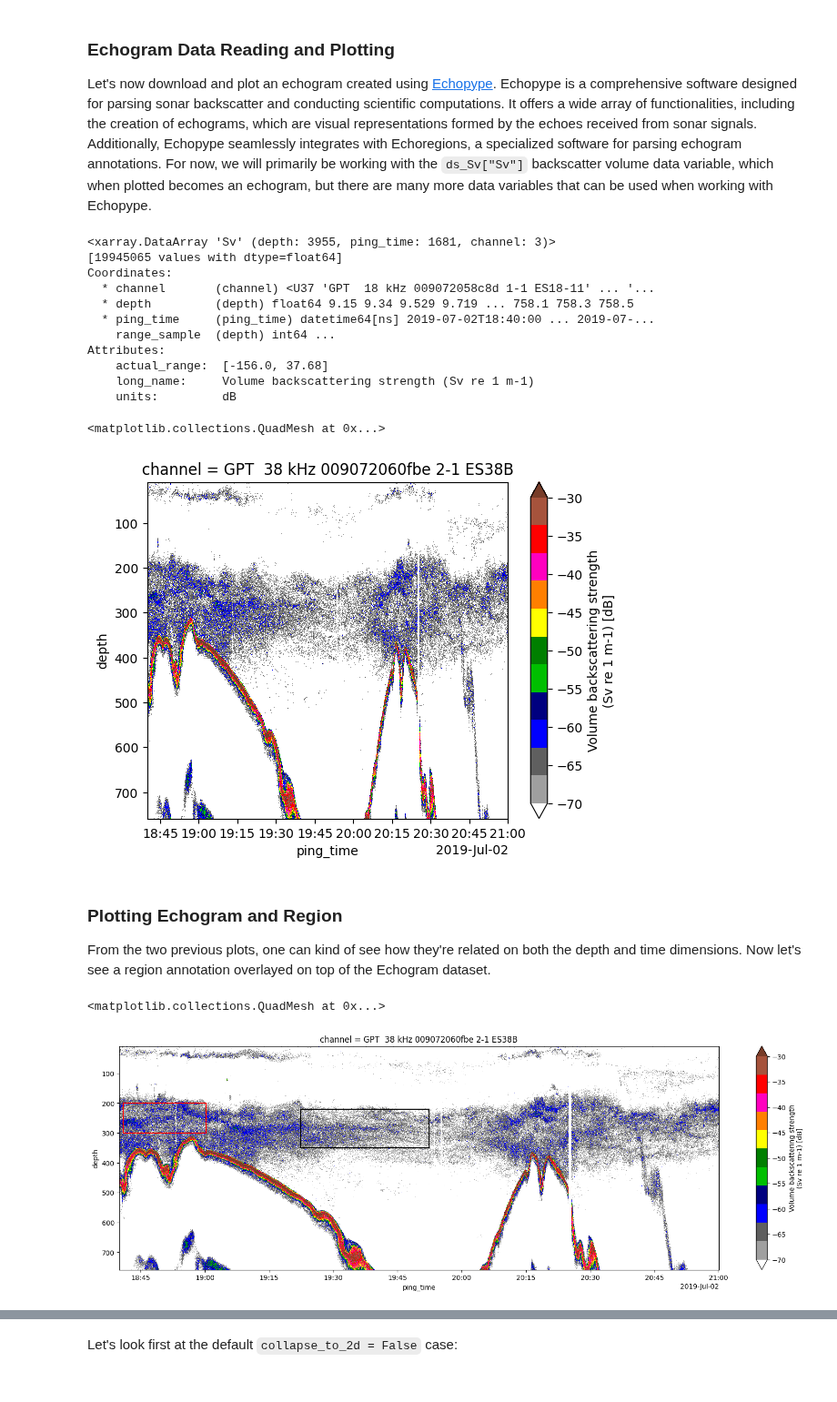
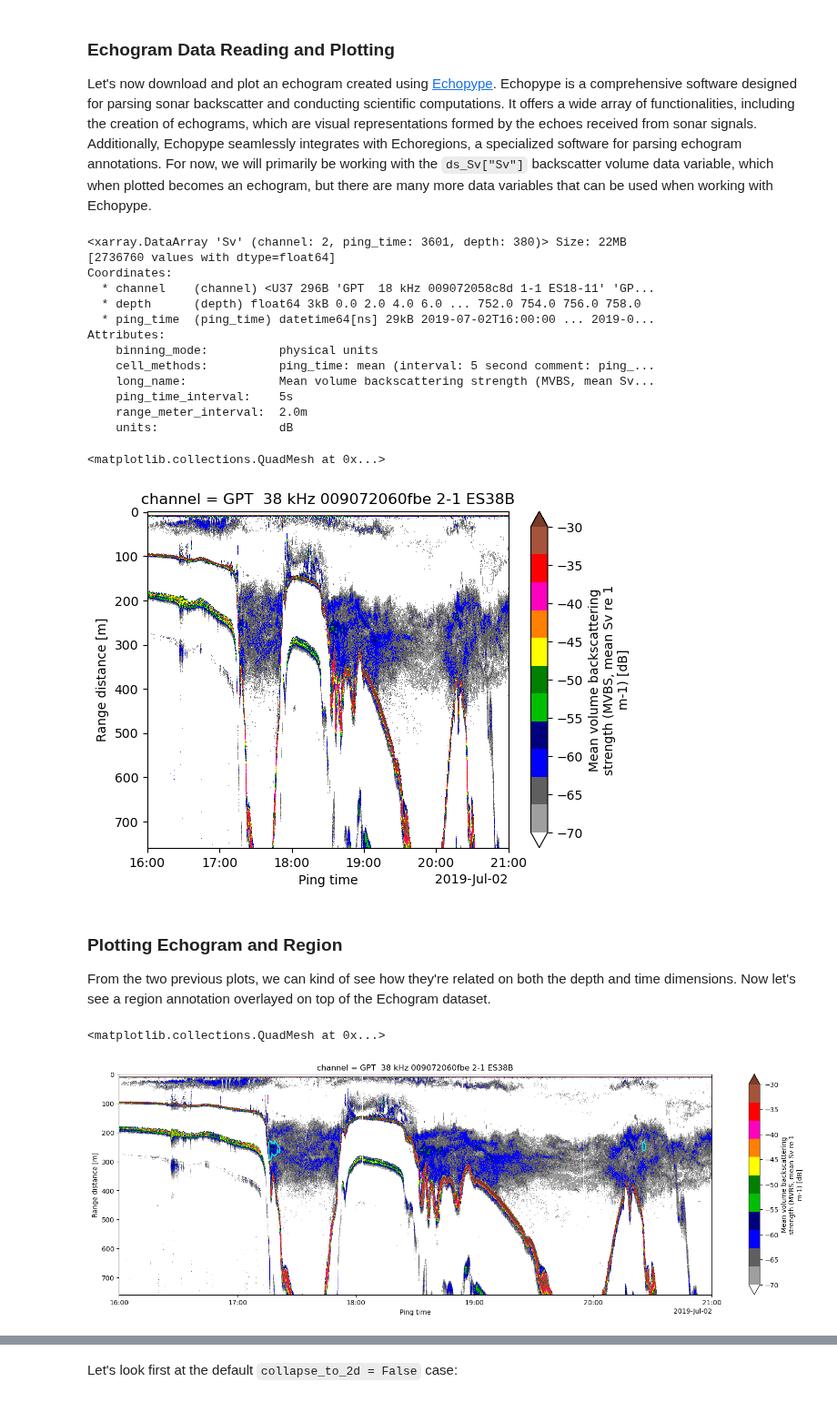
Before and after one commit to OSOceanAcoustics/echoregions, a Jupyter notebook: docs/source/Regions2D_functionality.ipynb, the cells around one changed output, grey strips where cells are left out. Shown at 91% size. Saved outputs shown, nothing was run; the diff lists cells and outputs as text; code cells hidden in the pictures.

```diff
--- a/docs/source/Regions2D_functionality.ipynb
+++ b/docs/source/Regions2D_functionality.ipynb
@@ -62,4 +64,4 @@ regions2d_df.head(3)
 # %% [markdown]
 The `regions2d` object can be subsetted using the `select_region` function and with parameters related to region class, time, and depth. For this example let us select a trawl region based on the `region_class` parameter:
 # %%
-trawl_regions = regions2d.select_region(region_class="Trawl")
+hake_regions = regions2d.select_region(region_class="Hake")
@@ -73,6 +75,6 @@ trawl_regions
 # %% [markdown]
 Now notice that these regions are not closed:
 # %%
-for _, point in trawl_regions.iterrows():
+for _, point in hake_regions.iterrows():
     plt.plot(point["time"], point["depth"])
 # %% [output]
@@ -80,8 +82,8 @@ for _, point in trawl_regions.iterrows():
 # %% [markdown]
 We can close these regions and re-plot:
 # %%
-trawl_regions_closed = regions2d.close_region(region_class="Trawl")
+hake_regions_closed = regions2d.close_region(region_class="Hake")
 
-for _, row in trawl_regions_closed.iterrows():
+for _, row in hake_regions_closed.iterrows():
     plt.plot(row["time"], row["depth"])
 # %% [output]
@@ -98,45 +100,46 @@ regions2d.plot(region_class="Trawl", close_regions=True)
 Let's now download and plot an echogram created using [Echopype](https://echopype.readthedocs.io/en/stable/). Echopype is a comprehensive software designed for parsing sonar backscatter and conducting scientific computations. It offers a wide array of functionalities, including the creation of echograms, which are visual representations formed by the echoes received from sonar signals. Additionally, Echopype seamlessly integrates with Echoregions, a specialized software for parsing echogram annotations. For now, we will primarily be working with the `ds_Sv["Sv"]` backscatter volume data variable, which when plotted becomes an echogram, but there are many more data variables that can be used when working with Echopype.
 # %%
 # Download example Echopype Sv Zarr File
-urllib.request.urlretrieve(f"{TEST_DATA_PATH}/transect.zip","transect.zip")
+urllib.request.urlretrieve(f"{NOTEBOOK_DATA_PATH}/transect_notebook.zip","transect_notebook.zip")
 
 # Extract the ZIP file
-shutil.unpack_archive("transect.zip", "")
+shutil.unpack_archive("transect_notebook.zip", "")
 
 # Read volume backscattering strength (Sv) data
-ds_Sv = xr.open_dataset('transect.zarr', engine="zarr")
+ds_Sv = xr.open_dataset('transect_notebook.zarr', engine="zarr")
 # %%
 ds_Sv["Sv"]
 # %% [output]
-<xarray.DataArray 'Sv' (depth: 3955, ping_time: 1681, channel: 3)>
-[19945065 values with dtype=float64]
+<xarray.DataArray 'Sv' (channel: 2, ping_time: 3601, depth: 380)> Size: 22MB
+[2736760 values with dtype=float64]
 Coordinates:
-  * channel       (channel) <U37 'GPT  18 kHz 009072058c8d 1-1 ES18-11' ... '...
-  * depth         (depth) float64 9.15 9.34 9.529 9.719 ... 758.1 758.3 758.5
-  * ping_time     (ping_time) datetime64[ns] 2019-07-02T18:40:00 ... 2019-07-...
-    range_sample  (depth) int64 ...
+  * channel    (channel) <U37 296B 'GPT  18 kHz 009072058c8d 1-1 ES18-11' 'GP...
+  * depth      (depth) float64 3kB 0.0 2.0 4.0 6.0 ... 752.0 754.0 756.0 758.0
+  * ping_time  (ping_time) datetime64[ns] 29kB 2019-07-02T16:00:00 ... 2019-0...
 Attributes:
-    actual_range:  [-156.0, 37.68]
-    long_name:     Volume backscattering strength (Sv re 1 m-1)
-    units:         dB
+    binning_mode:          physical units
+    cell_methods:          ping_time: mean (interval: 5 second comment: ping_...
+    long_name:             Mean volume backscattering strength (MVBS, mean Sv...
+    ping_time_interval:    5s
+    range_meter_interval:  2.0m
+    units:                 dB
 # %%
 # Plot the 38 kHz backscatter channel
-ds_Sv["Sv"].isel(channel=1).plot.pcolormesh(y="depth", yincrease=False, vmin=-70, vmax=-30, cmap=cmap_d["ek500"])
+ds_Sv["Sv"].isel(channel=1).plot.pcolormesh(y="depth", yincrease=False, vmin=-70, vmax=-30, cmap="ep.ek500")
 # %% [output]
 <matplotlib.collections.QuadMesh at 0x...>
-[figure, old version]
+[figure, new version]
 # %% [markdown]
 ### Plotting Echogram and Region
 
-From the two previous plots, one can kind of see how they're related on both the depth and time dimensions. Now let's see a region annotation overlayed on top of the Echogram dataset.
+From the two previous plots, we can kind of see how they're related on both the depth and time dimensions. Now let's see a region annotation overlayed on top of the Echogram dataset.
 # %%
-# Plotting the echogram data and the trawl region
+# Plotting the echogram data and the Hake region
 plt.figure(figsize=(20, 6))
-for _, point in trawl_regions_closed.iterrows():
-    color = 'red' if point['region_id'] == 18 else 'black'  # Assign red for region ID 18 and black for region ID 19
-    plt.plot(point["time"], point["depth"], fillstyle='full', markersize=1, color=color)
+for _, point in hake_regions_closed.iterrows():
+    plt.plot(point["time"], point["depth"], fillstyle='full', markersize=0.5, color="cyan")
 
-ds_Sv.Sv.isel(channel=1).T.plot(y="depth", yincrease=False, vmin=-70, vmax=-30, cmap=cmap_d["ek500"])
+ds_Sv.Sv.isel(channel=1).T.plot(y="depth", yincrease=False, vmin=-70, vmax=-30, cmap="ep.ek500")
 # %% [output]
 <matplotlib.collections.QuadMesh at 0x...>
-[figure, old version]
+[figure, new version]
```
Also changed, not shown: parts of 27 cells of this notebook, 5 other files.
